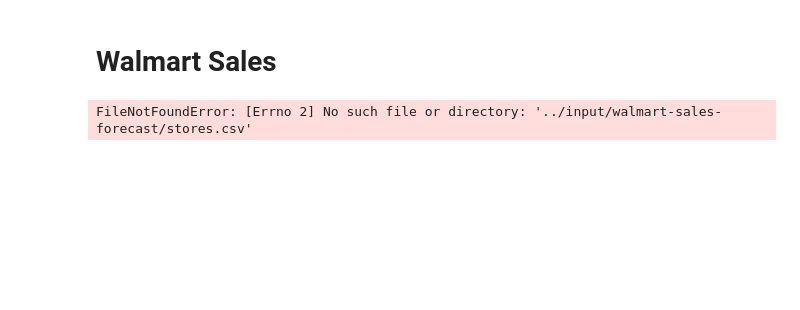
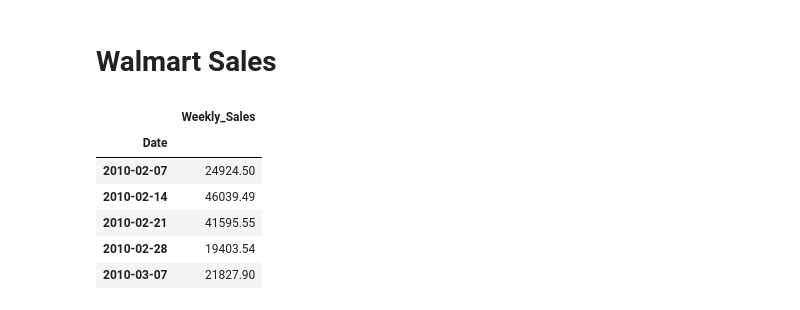
Before and after one commit to kosmydel/stock-timeseries-prediction, a Jupyter notebook: walmart-sales.ipynb, the cells around one changed output. Drawn from its saved outputs; the diff is of its cells as text; code cells hidden in the pictures; blank space fills up the shorter version.

```diff
--- a/walmart-sales.ipynb
+++ b/walmart-sales.ipynb
@@ -6,8 +10,24 @@ import pandas as pd
 # %%
-df_store = pd.read_csv('../data/walmart-sales-forecast/stores.csv')
+df_store = pd.read_csv('data/walmart-sales/stores.csv')
 
-df_train = pd.read_csv('../input/walmart-sales-forecast/train.csv')
+df_train = pd.read_csv('data/walmart-sales/train.csv')
 
-df_features = pd.read_csv('../input/walmart-sales-forecast/features.csv')
+df_features = pd.read_csv('data/walmart-sales/features.csv')
+
+# Get data from one store
+df = df_train[df_train['Store'] == 1]
+df = df[df['Dept'] == 1]
+# TODO: Use is holiday parameter
+df = df.drop(['Store', 'Dept', 'IsHoliday'], axis=1)
+df['Date'] = pd.to_datetime(df['Date'])
+df = df.set_index('Date').resample('W').mean()
+
+df.head()
 # %% [output]
-FileNotFoundError: [Errno 2] No such file or directory: '../input/walmart-sales-forecast/stores.csv'
+|  | Weekly_Sales |
+| Date |  |
+| 2010-02-07 | 24924.50 |
+| 2010-02-14 | 46039.49 |
+| 2010-02-21 | 41595.55 |
+| 2010-02-28 | 19403.54 |
+| 2010-03-07 | 21827.90 |
```
Also changed, not shown: parts of 5 cells of this notebook.
